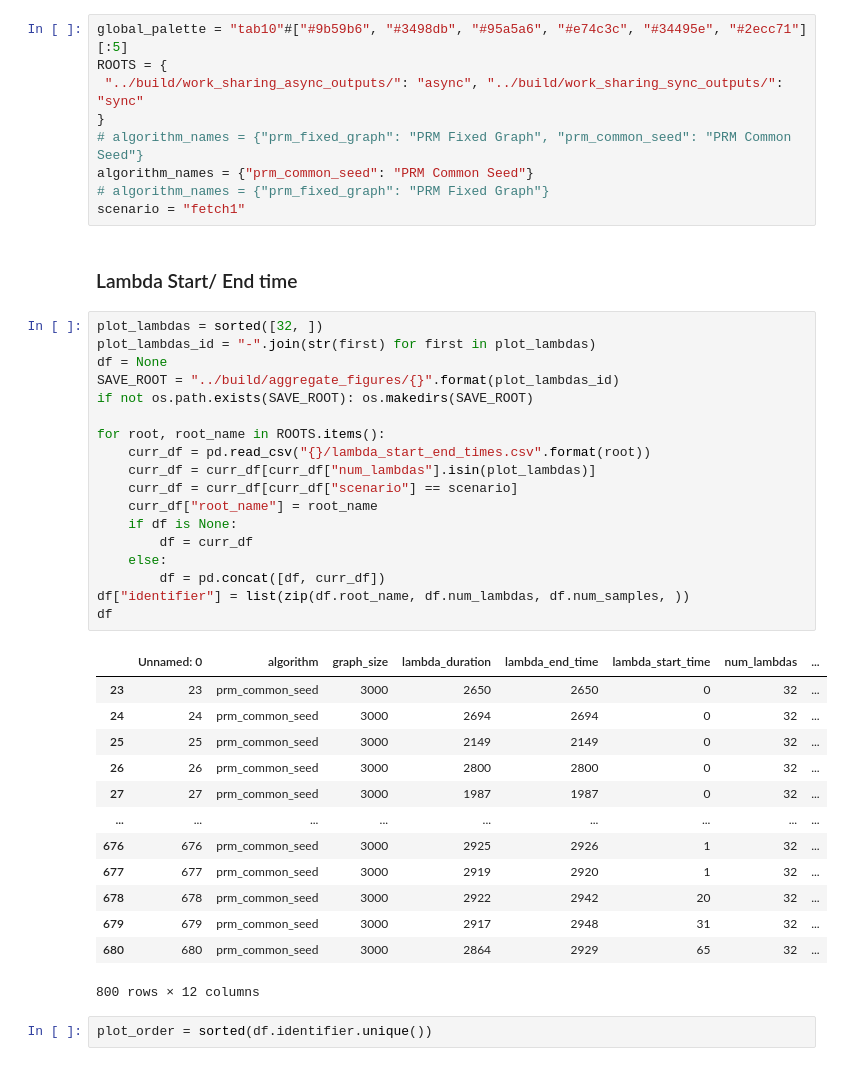
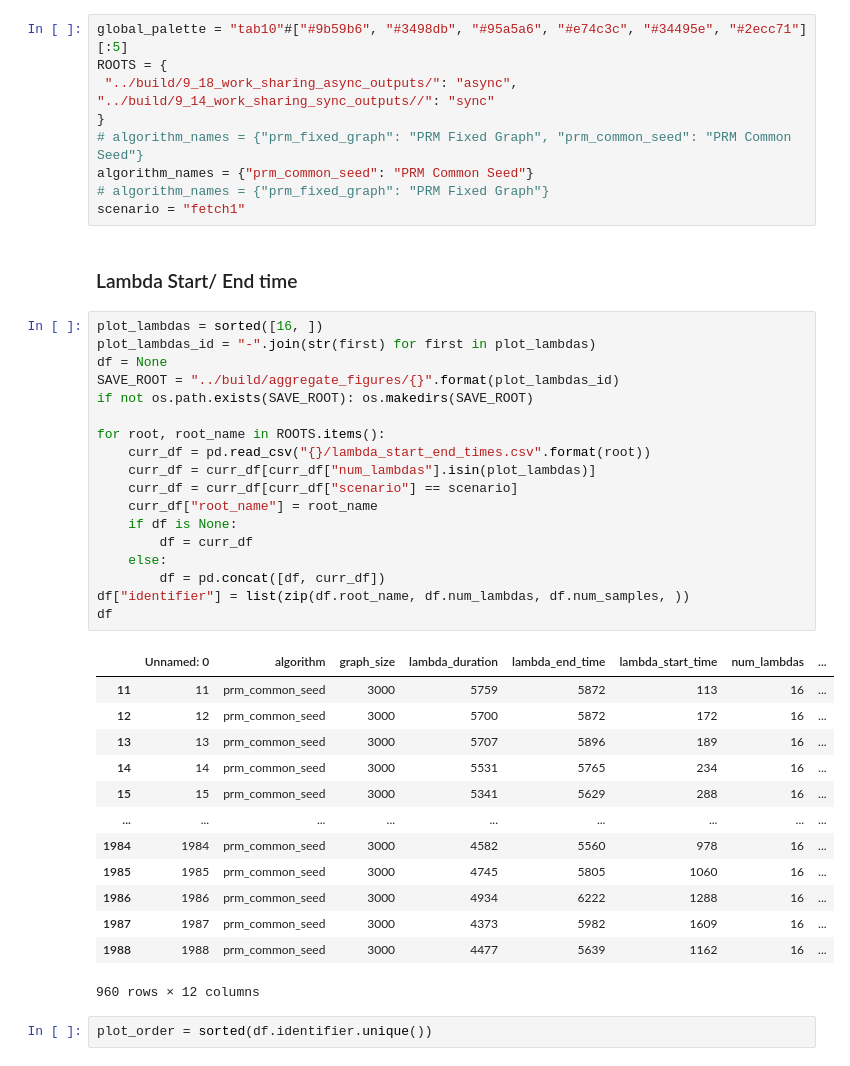
Before and after one commit to cryingpotat0/graph_mplambda, a Jupyter notebook: scripts/plotting-aggregate.ipynb, the cells around one changed output. Cells and saved outputs as stored; diff of their text form.

```diff
--- a/scripts/plotting-aggregate.ipynb
+++ b/scripts/plotting-aggregate.ipynb
@@ -13,7 +13,7 @@ import matplotlib.pyplot as plt
 # %%
 global_palette = "tab10"#["#9b59b6", "#3498db", "#95a5a6", "#e74c3c", "#34495e", "#2ecc71"][:5]
 ROOTS = {
- "../build/work_sharing_async_outputs/": "async", "../build/work_sharing_sync_outputs/": "sync"
+ "../build/9_18_work_sharing_async_outputs/": "async", "../build/9_14_work_sharing_sync_outputs//": "sync"
 }
 # algorithm_names = {"prm_fixed_graph": "PRM Fixed Graph", "prm_common_seed": "PRM Common Seed"}
 algorithm_names = {"prm_common_seed": "PRM Common Seed"}
@@ -22,37 +22,37 @@ scenario = "fetch1"
 # %% [markdown]
 ### Lambda Start/ End time
 # %%
-plot_lambdas = sorted([32, ])
+plot_lambdas = sorted([16, ])
 plot_lambdas_id = "-".join(str(first) for first in plot_lambdas)
 df = None
 SAVE_ROOT = "../build/aggregate_figures/{}".format(plot_lambdas_id)
 if not os.path.exists(SAVE_ROOT): os.makedirs(SAVE_ROOT)
 
 for root, root_name in ROOTS.items():
     curr_df = pd.read_csv("{}/lambda_start_end_times.csv".format(root))
     curr_df = curr_df[curr_df["num_lambdas"].isin(plot_lambdas)]
     curr_df = curr_df[curr_df["scenario"] == scenario]
     curr_df["root_name"] = root_name
     if df is None:
         df = curr_df
     else:
         df = pd.concat([df, curr_df])
 df["identifier"] = list(zip(df.root_name, df.num_lambdas, df.num_samples, ))
 df
 # %% [output]
 |  | Unnamed: 0 | algorithm | graph_size | lambda_duration | lambda_end_time | lambda_start_time | num_lambdas | ... |
-| 23 | 23 | prm_common_seed | 3000 | 2650 | 2650 | 0 | 32 | ... |
-| 24 | 24 | prm_common_seed | 3000 | 2694 | 2694 | 0 | 32 | ... |
-| 25 | 25 | prm_common_seed | 3000 | 2149 | 2149 | 0 | 32 | ... |
-| 26 | 26 | prm_common_seed | 3000 | 2800 | 2800 | 0 | 32 | ... |
-| 27 | 27 | prm_common_seed | 3000 | 1987 | 1987 | 0 | 32 | ... |
+| 11 | 11 | prm_common_seed | 3000 | 5759 | 5872 | 113 | 16 | ... |
+| 12 | 12 | prm_common_seed | 3000 | 5700 | 5872 | 172 | 16 | ... |
+| 13 | 13 | prm_common_seed | 3000 | 5707 | 5896 | 189 | 16 | ... |
+| 14 | 14 | prm_common_seed | 3000 | 5531 | 5765 | 234 | 16 | ... |
+| 15 | 15 | prm_common_seed | 3000 | 5341 | 5629 | 288 | 16 | ... |
 | ... | ... | ... | ... | ... | ... | ... | ... | ... |
-| 676 | 676 | prm_common_seed | 3000 | 2925 | 2926 | 1 | 32 | ... |
-| 677 | 677 | prm_common_seed | 3000 | 2919 | 2920 | 1 | 32 | ... |
-| 678 | 678 | prm_common_seed | 3000 | 2922 | 2942 | 20 | 32 | ... |
-| 679 | 679 | prm_common_seed | 3000 | 2917 | 2948 | 31 | 32 | ... |
-| 680 | 680 | prm_common_seed | 3000 | 2864 | 2929 | 65 | 32 | ... |
+| 1984 | 1984 | prm_common_seed | 3000 | 4582 | 5560 | 978 | 16 | ... |
+| 1985 | 1985 | prm_common_seed | 3000 | 4745 | 5805 | 1060 | 16 | ... |
+| 1986 | 1986 | prm_common_seed | 3000 | 4934 | 6222 | 1288 | 16 | ... |
+| 1987 | 1987 | prm_common_seed | 3000 | 4373 | 5982 | 1609 | 16 | ... |
+| 1988 | 1988 | prm_common_seed | 3000 | 4477 | 5639 | 1162 | 16 | ... |
-800 rows × 12 columns
+960 rows × 12 columns
 # %%
 plot_order = sorted(df.identifier.unique())
 # %%
```
Also changed, not shown: parts of 6 cells of this notebook.
